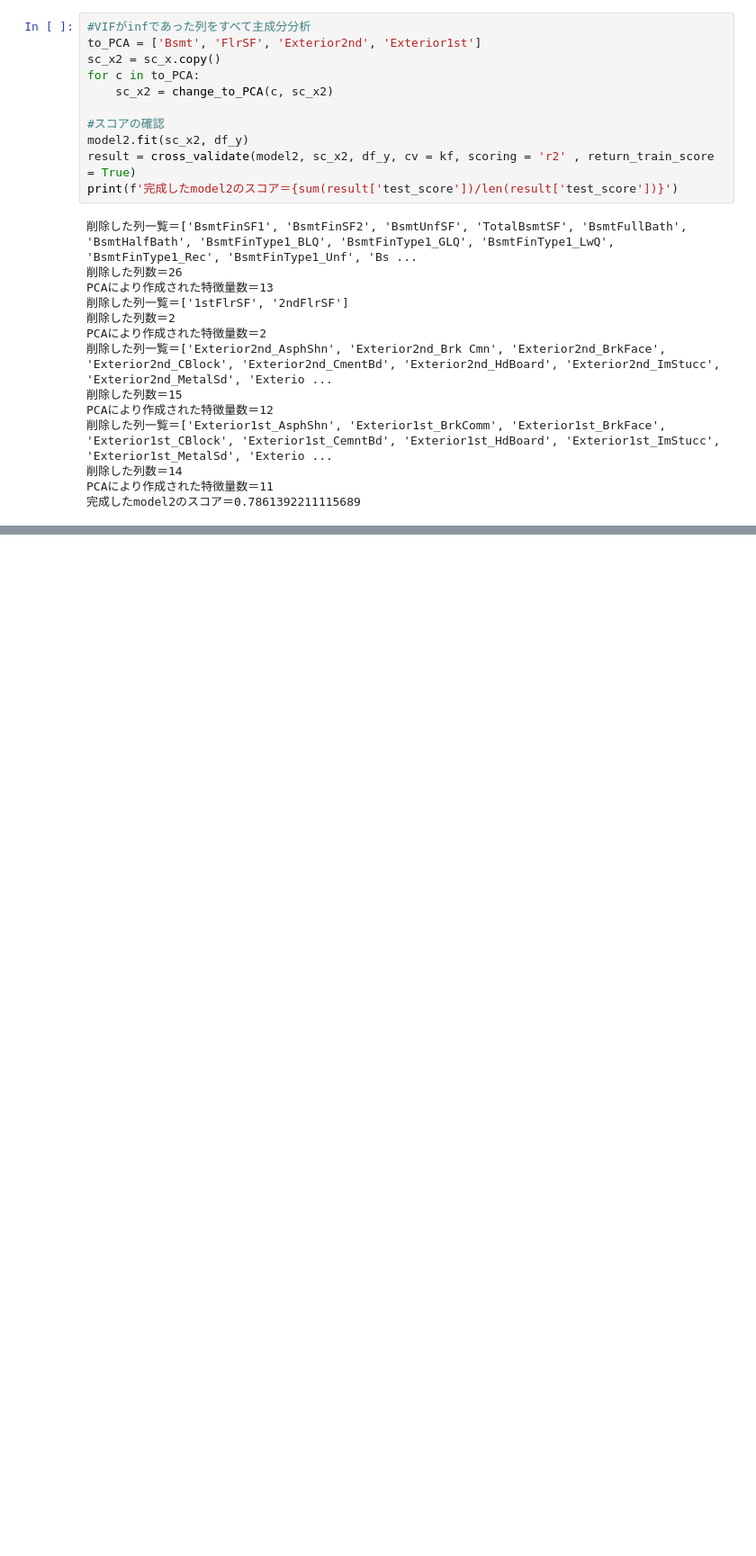
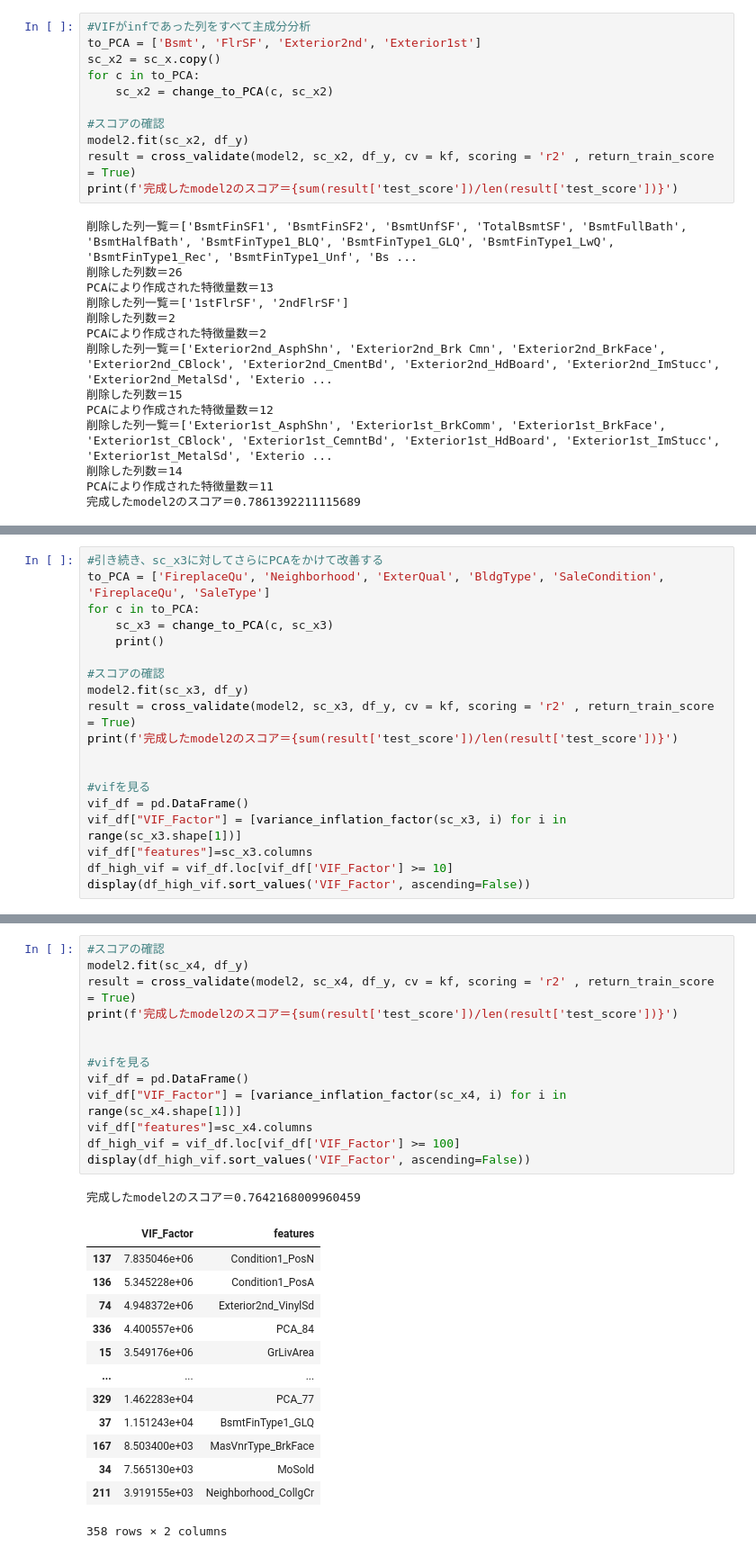
Before and after one commit to Udon-datascience/opendata_analysis, a Jupyter notebook: 4/4_analysis_3.ipynb, the cells around one changed output, grey strips where cells are left out. Shown at 90% size. Saved outputs shown, nothing was run; the diff lists cells and outputs as text; blank space fills up the shorter version.

```diff
--- a/4/4_analysis_3.ipynb
+++ b/4/4_analysis_3.ipynb
@@ -381,0 +384,19 @@ PCAにより作成された特徴量数＝11
+# %%
+#引き続き、sc_x3に対してさらにPCAをかけて改善する
+to_PCA = ['FireplaceQu', 'Neighborhood', 'ExterQual', 'BldgType', 'SaleCondition', 'FireplaceQu', 'SaleType']
+for c in to_PCA:
+    sc_x3 = change_to_PCA(c, sc_x3)
+    print()
+
+#スコアの確認
+model2.fit(sc_x3, df_y)
+result = cross_validate(model2, sc_x3, df_y, cv = kf, scoring = 'r2' , return_train_score = True)
+print(f'完成したmodel2のスコア＝{sum(result['test_score'])/len(result['test_score'])}')
+
+
+#vifを見る
+vif_df = pd.DataFrame()
+vif_df["VIF_Factor"] = [variance_inflation_factor(sc_x3, i) for i in range(sc_x3.shape[1])]
+vif_df["features"]=sc_x3.columns
+df_high_vif = vif_df.loc[vif_df['VIF_Factor'] >= 10]
+display(df_high_vif.sort_values('VIF_Factor', ascending=False))
@@ -381,0 +467,28 @@ PCAにより作成された特徴量数＝11
+# %%
+#スコアの確認
+model2.fit(sc_x4, df_y)
+result = cross_validate(model2, sc_x4, df_y, cv = kf, scoring = 'r2' , return_train_score = True)
+print(f'完成したmodel2のスコア＝{sum(result['test_score'])/len(result['test_score'])}')
+
+
+#vifを見る
+vif_df = pd.DataFrame()
+vif_df["VIF_Factor"] = [variance_inflation_factor(sc_x4, i) for i in range(sc_x4.shape[1])]
+vif_df["features"]=sc_x4.columns
+df_high_vif = vif_df.loc[vif_df['VIF_Factor'] >= 100]
+display(df_high_vif.sort_values('VIF_Factor', ascending=False))
+# %% [output]
+完成したmodel2のスコア＝0.7642168009960459
+|  | VIF_Factor | features |
+| 137 | 7.835046e+06 | Condition1_PosN |
+| 136 | 5.345228e+06 | Condition1_PosA |
+| 74 | 4.948372e+06 | Exterior2nd_VinylSd |
+| 336 | 4.400557e+06 | PCA_84 |
+| 15 | 3.549176e+06 | GrLivArea |
+| ... | ... | ... |
+| 329 | 1.462283e+04 | PCA_77 |
+| 37 | 1.151243e+04 | BsmtFinType1_GLQ |
+| 167 | 8.503400e+03 | MasVnrType_BrkFace |
+| 34 | 7.565130e+03 | MoSold |
+| 211 | 3.919155e+03 | Neighborhood_CollgCr |
+358 rows × 2 columns
```
Also changed, not shown: parts of 12 cells of this notebook.
